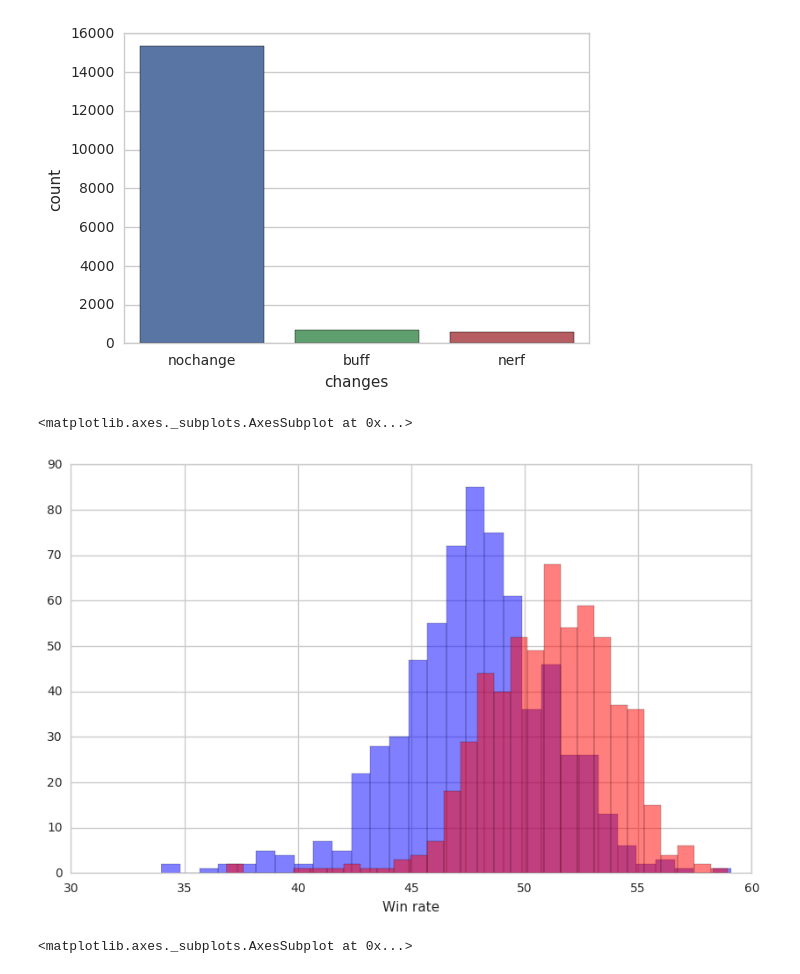
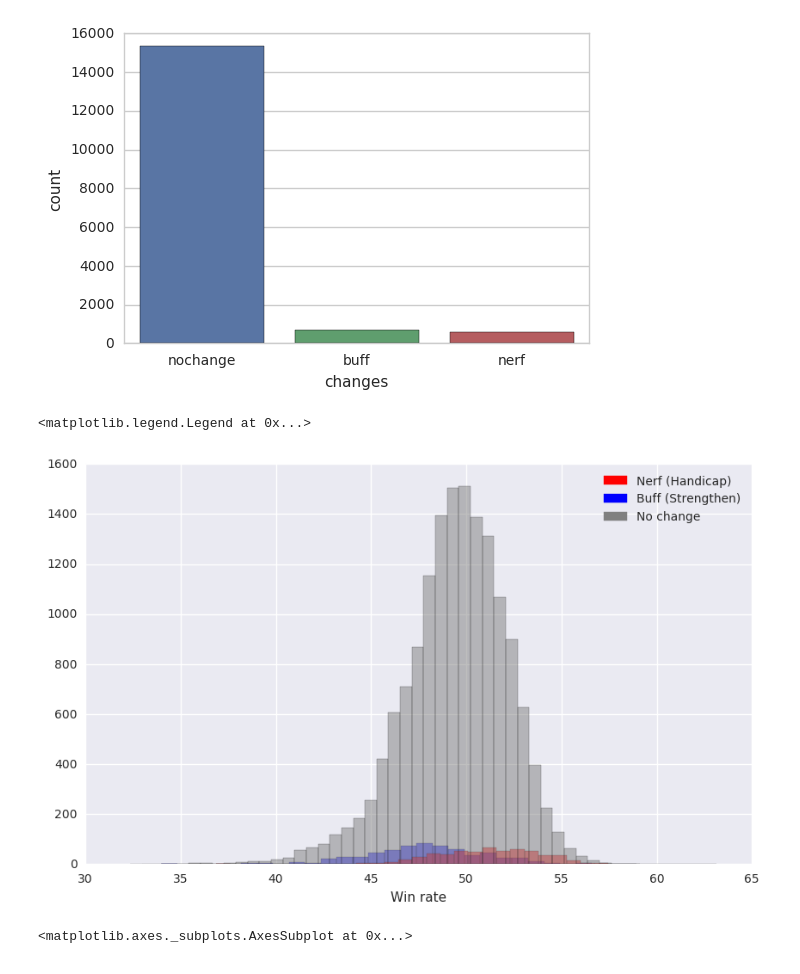
Before and after one commit to joseph-jnl/insight, a Jupyter notebook: lol_model_diamondonly.ipynb, the cells around one changed output. Cells and saved outputs as stored; diff of their text form; code cells hidden in the pictures.

```diff
--- a/lol_model_diamondonly.ipynb
+++ b/lol_model_diamondonly.ipynb
@@ -19,4 +19,4 @@ df.head()
 # Create Features
 # %%
 # Time since released
-df['tsr'] = df.apply(lambda x: x.date-x.release, axis=1)
+df_initial['tsr'] = df_initial.apply(lambda x: x.date-x.release, axis=1)
@@ -28,8 +31,8 @@ def haschange(row):
     else:
         return False
 
-df['haschange'] = df.apply(haschange, axis=1)
-df.head()
+df_initial['haschange'] = df_initial.apply(haschange, axis=1)
+df_initial.head()
 # %% [output]
 |  | date | popularity | winrate | banrate | name | release | changes | tsr | haschange |
 | 0 | 1.394525e+09 | 4.38 | 51.74 | 0.44 | aatrox | 1.370045e+09 | nochange | 2.448053e+07 | False |
@@ -39,0 +93,5 @@ df.head()
+# %%
+# velocity
+
+for index, row in df.iterrows():
+    df.iloc[index]['vpop'] = (df.iloc[index]['popularity'] - df.iloc[index-1]['popularity'])/(df.iloc[index]['date']-df.iloc[index-1]['date'])
@@ -60,0 +153,12 @@ df[(df['name']=='lucian')]
+# %%
+# tsfresh test
+
+df['id'] = df['name'].astype('category')
+df['change_id'] = df['changes'].astype('category')
+cat_columns = df.select_dtypes(['category']).columns
+df[cat_columns] = df[cat_columns].apply(lambda x: x.cat.codes)
+
+
+
+df_ts = df[['date', 'id', 'popularity', 'winrate', 'banrate', 'change_id']]
+df_ts.head(10)
@@ -119,17 +255,22 @@ sns.countplot(x='changes',data=df, )
 <matplotlib.axes._subplots.AxesSubplot at 0x...>
 [figure]
 # %%
+import matplotlib.patches as mpatches
 plt.figure(figsize=(10,6))
 plt.xlabel('Win rate')
 df[df['changes']=='buff']['winrate'].hist(alpha=0.5,color='blue',
                                               bins=30,label='buff')
 df[df['changes']=='nerf']['winrate'].hist(alpha=0.5,color='red',
                                               bins=30,label='nerf')
-# df[df['changes']=='nochange']['winrate'].hist(alpha=0.5,color='grey',
-#                                               bins=50,label='nerf')
+df[df['changes']=='nochange']['winrate'].hist(alpha=0.5,color='grey',
+                                              bins=50,label='nerf')
+red_patch = mpatches.Patch(color='red', label='Nerf (Handicap)')
+blue_patch = mpatches.Patch(color='blue', label='Buff (Strengthen)')
+grey_patch = mpatches.Patch(color='grey', label='No change')
+plt.legend(handles=[red_patch, blue_patch, grey_patch])
 # %% [output]
-<matplotlib.axes._subplots.AxesSubplot at 0x...>
+<matplotlib.legend.Legend at 0x...>
-[figure, old version]
+[figure, new version]
 # %%
 plt.figure(figsize=(10,6))
 plt.xlabel('Popularity')
```
Also changed, not shown: parts of 39 cells of this notebook, 32 other files.
